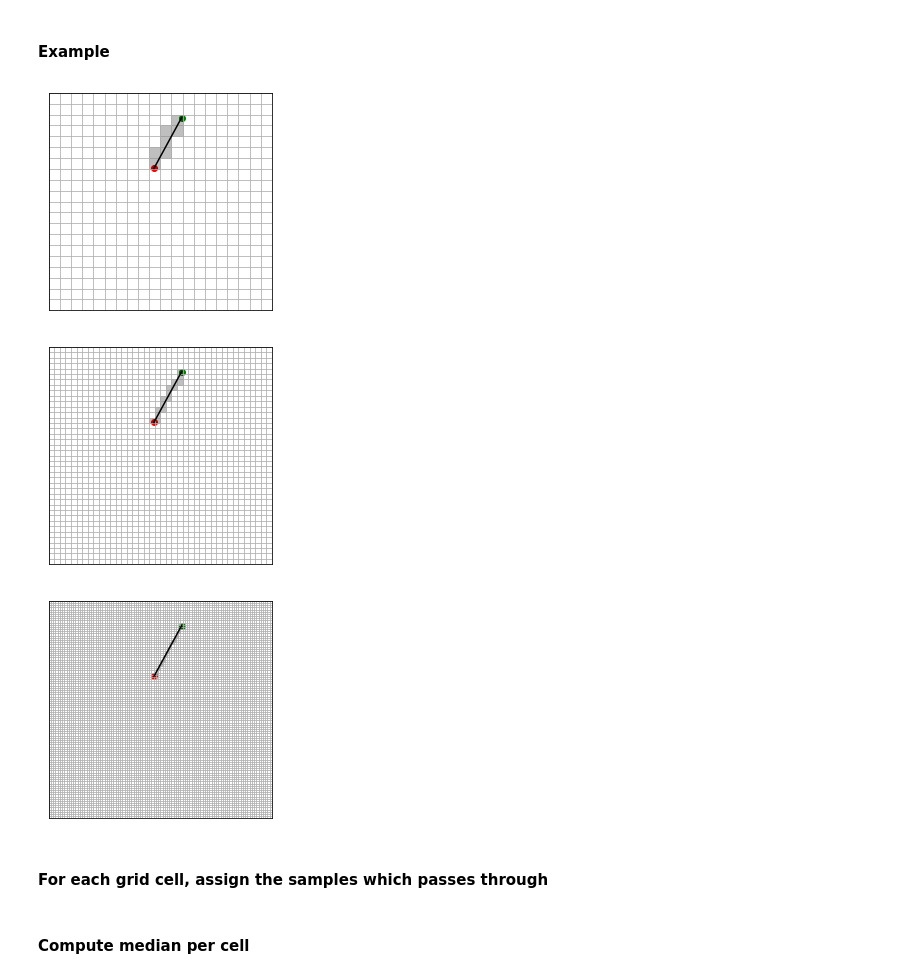
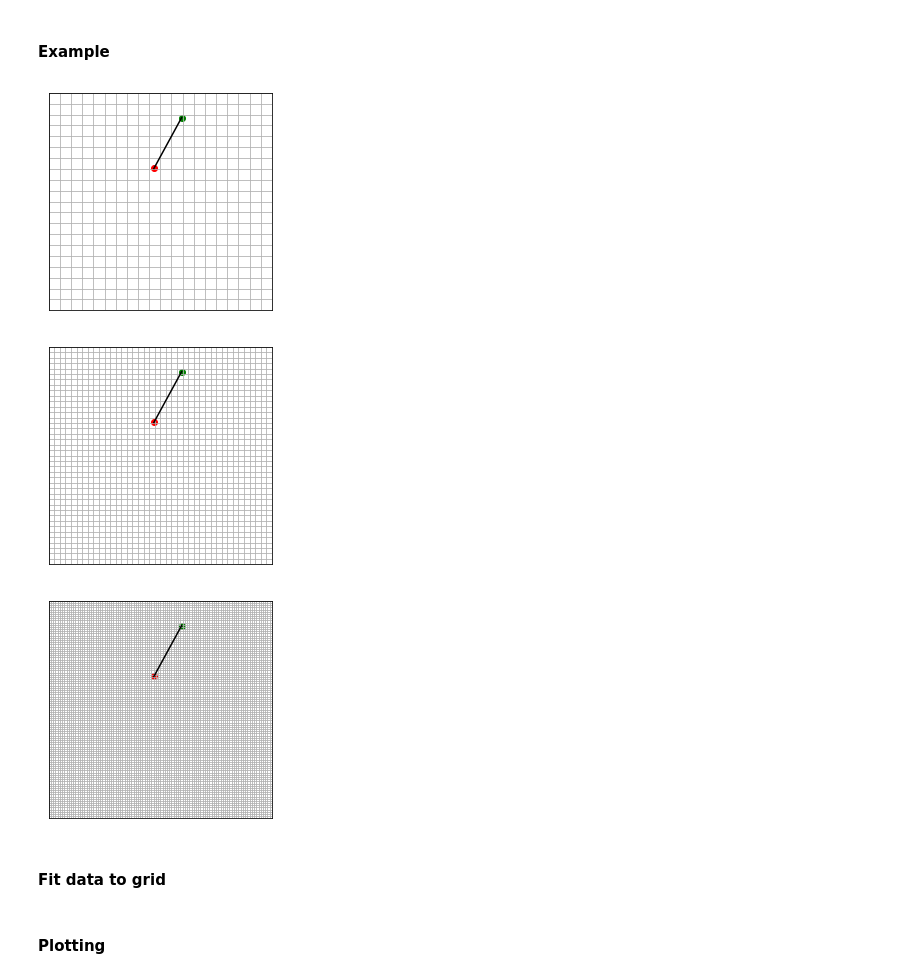
Before and after one commit to arthurarj/ttdp_project, a Jupyter notebook: TTDP_FeatEng_TripDistance.ipynb, the cells around one changed output. Saved outputs shown, nothing was run; the diff lists cells and outputs as text; code cells hidden in the pictures.

```diff
--- a/TTDP_FeatEng_TripDistance.ipynb
+++ b/TTDP_FeatEng_TripDistance.ipynb
@@ -91,14 +91,12 @@ gMap_100 = GridMap(size=(100,100), bbox = (LAT_NORTH, LAT_SOUTH, LON_EAST, LON_W
 # %%
 sample = dataset.iloc[0]
 pu = np.array([sample.pu_lon, sample.pu_lat])
 do = np.array([sample.do_lon, sample.do_lat])
 
-gMap_20.plot_path(pu, do, cells = gMap_20.getSuperCover(pu, do))
-gMap_40.plot_path(pu, do, cells = gMap_40.getSuperCover(pu, do))
-gMap_100.plot_path(pu, do, cells = gMap_100.getSuperCover(pu, do))
+gMap_20.plot_path(pu, do, show_cells=True )
+gMap_40.plot_path(pu, do)
+gMap_100.plot_path(pu, do)
 # %% [output]
-[figure, old version]
+[figure, new version]
-[figure, old version]
+[figure, new version]
 [figure]
-# %% [markdown]
-#### For each grid cell, assign the samples which passes through
@@ -109,3 +103,3 @@ assigning_map_100, samples_path_length_100 = gMap_100.mapDataToGrid(dataset)
-# %% [markdown]
-#### Compute median per cell
+# %% [markdown]
+#### Fit data to grid
 # %%
@@ -116,6 +111,8 @@ median_map_100 = gMap_100.apply(dataset, assigning_map_100, 'median')
 median_vec_20  =  median_map_20[~np.isnan( median_map_20)]
 median_vec_40  =  median_map_40[~np.isnan( median_map_40)]
 median_vec_100 = median_map_100[~np.isnan(median_map_100)]
+# %% [markdown]
+#### Plotting
 # %%
 plt.figure(figsize=(16,4))
 plt.subplot(2,3,1)
```
Also changed, not shown: parts of 7 cells of this notebook, 8 other files.
